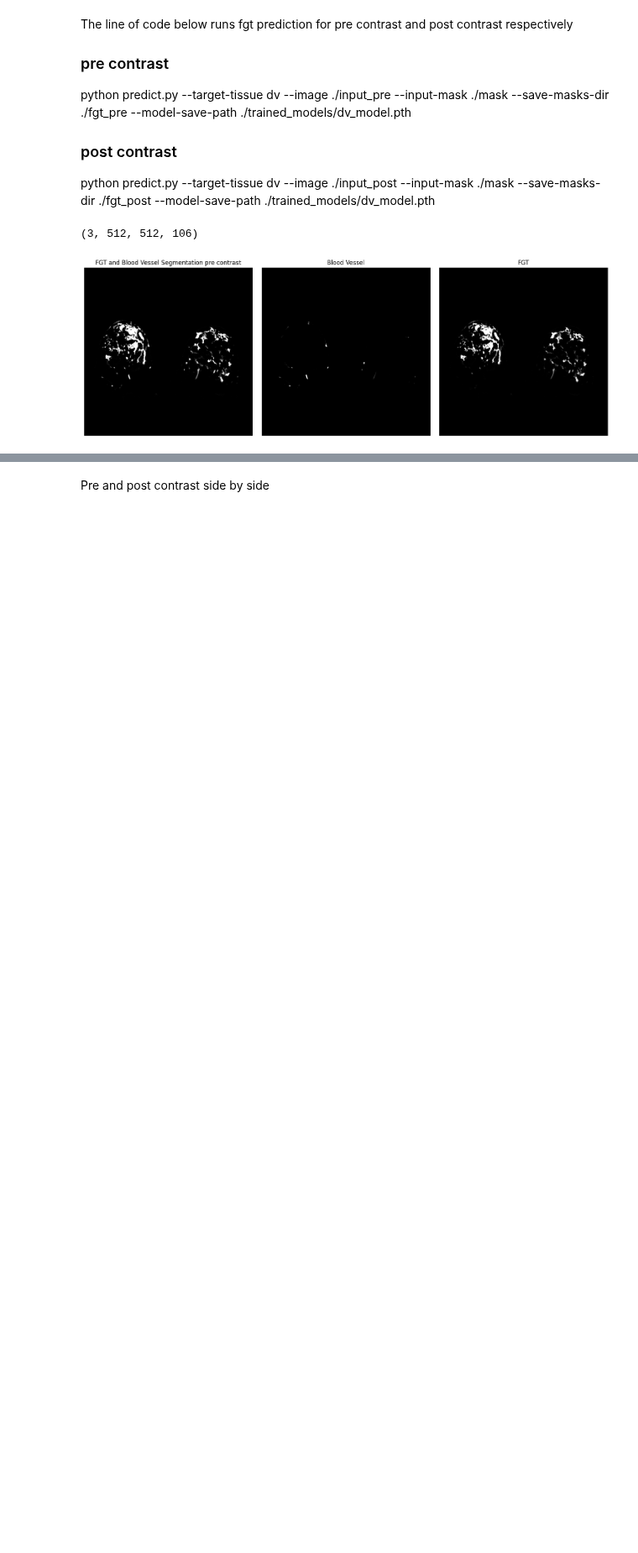
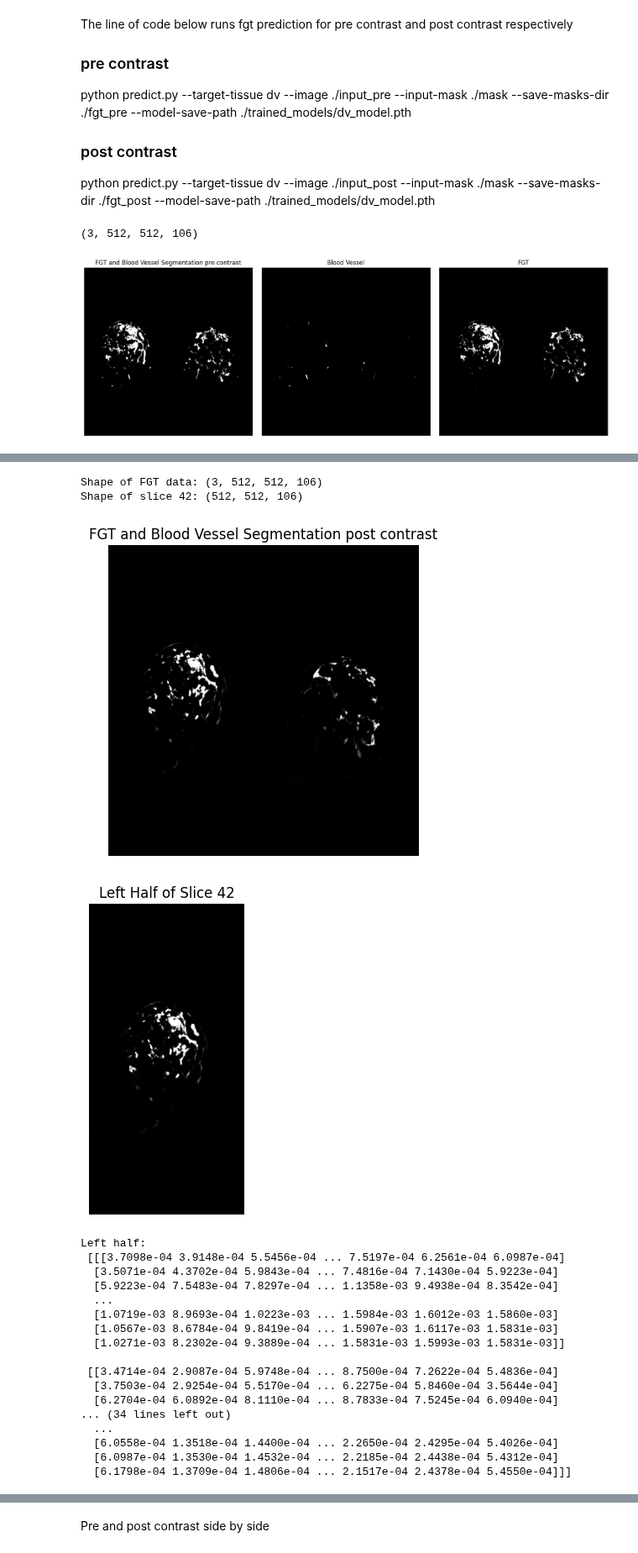
Before and after one commit to hsuryainfo/3D-Breast-FGT-and-Blood-Vessel-Segmentation, a Jupyter notebook: ispy.ipynb, the cells around one changed output, grey strips where cells are left out. Shown at 84% size. Saved outputs shown, nothing was run; the diff lists cells and outputs as text; code cells hidden in the pictures; blank space fills up the shorter version.

```diff
--- a/ispy.ipynb
+++ b/ispy.ipynb
@@ -114,0 +152,53 @@ plt.show()
+# %%
+import numpy as np
+import matplotlib.pyplot as plt
+
+fgt_data_post = np.load('./fgt_post/output.npy')
+print("Shape of FGT data:", fgt_data_post.shape)
+
+slice_fgt = fgt_data_post[2, :, :, :]
+print("Shape of slice 42:", slice_fgt.shape)
+
+plt.imshow(slice_fgt[:,:,42], cmap='gray')
+plt.title('FGT and Blood Vessel Segmentation post contrast')
+plt.axis('off')
+plt.show()
+
+mid_index = slice_fgt.shape[1] // 2
+
+left_half = slice_fgt[:, :mid_index, :]
+
+plt.imshow(left_half[:,:,42], cmap='gray')
+plt.title('Left Half of Slice 42')
+plt.axis('off')
+plt.show()
+
+print("Left half:\n", left_half)
+
+np.save('./half_breast/left_half_post.npy', left_half)
+
+
+
+#calc breast volume and fgt volume for this
+# %% [output]
+Shape of FGT data: (3, 512, 512, 106)
+Shape of slice 42: (512, 512, 106)
+[figure, added]
+[figure, added]
+Left half:
+ [[[3.7098e-04 3.9148e-04 5.5456e-04 ... 7.5197e-04 6.2561e-04 6.0987e-04]
+  [3.5071e-04 4.3702e-04 5.9843e-04 ... 7.4816e-04 7.1430e-04 5.9223e-04]
+  [5.9223e-04 7.5483e-04 7.8297e-04 ... 1.1358e-03 9.4938e-04 8.3542e-04]
+  ...
+  [1.0719e-03 8.9693e-04 1.0223e-03 ... 1.5984e-03 1.6012e-03 1.5860e-03]
+  [1.0567e-03 8.6784e-04 9.8419e-04 ... 1.5907e-03 1.6117e-03 1.5831e-03]
+  [1.0271e-03 8.2302e-04 9.3889e-04 ... 1.5831e-03 1.5993e-03 1.5831e-03]]
+
+ [[3.4714e-04 2.9087e-04 5.9748e-04 ... 8.7500e-04 7.2622e-04 5.4836e-04]
+  [3.7503e-04 2.9254e-04 5.5170e-04 ... 6.2275e-04 5.8460e-04 3.5644e-04]
+  [6.2704e-04 6.0892e-04 8.1110e-04 ... 8.7833e-04 7.5245e-04 6.0940e-04]
+... (34 lines left out)
+  ...
+  [6.0558e-04 1.3518e-04 1.4400e-04 ... 2.2650e-04 2.4295e-04 5.4026e-04]
+  [6.0987e-04 1.3530e-04 1.4532e-04 ... 2.2185e-04 2.4438e-04 5.4312e-04]
+  [6.1798e-04 1.3709e-04 1.4806e-04 ... 2.1517e-04 2.4378e-04 5.4550e-04]]]
```
Also changed, not shown: parts of 7 cells of this notebook, 1 other file.
